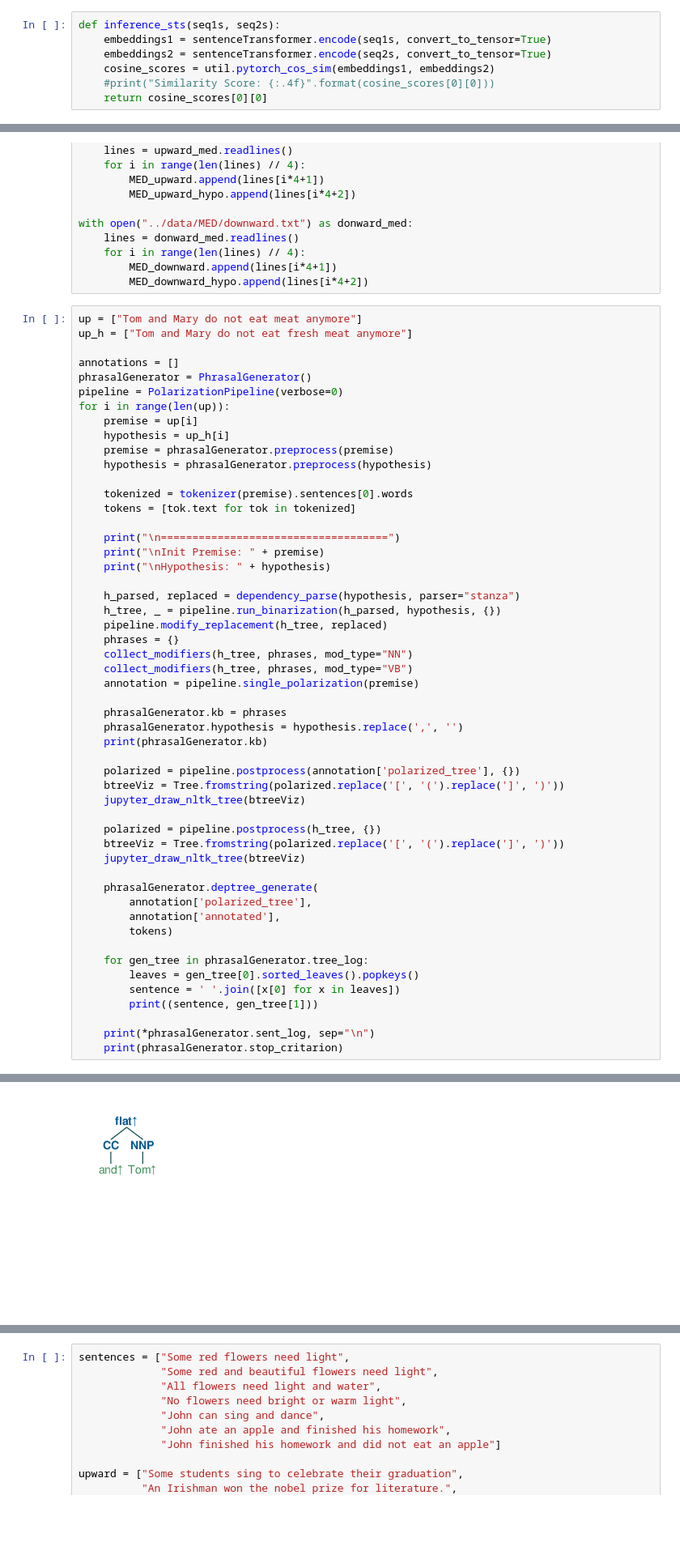
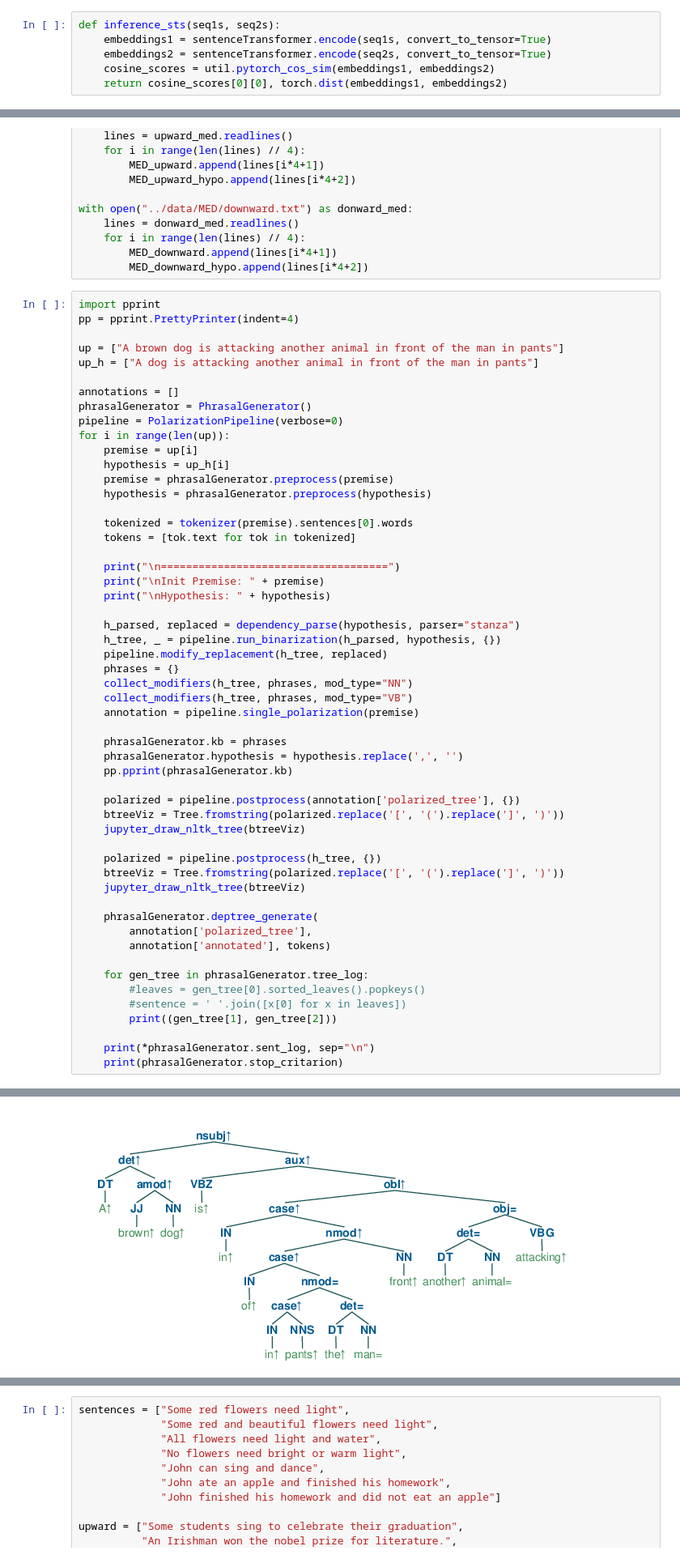
Before and after one commit to eric11eca/NeuralLog, a Jupyter notebook: src/phrasal_infer.ipynb, the cells around one changed output, grey strips where cells are left out. Shown at 81% size. Saved outputs shown, nothing was run; the diff lists cells and outputs as text; blank space fills up the shorter version.

```diff
--- a/src/phrasal_infer.ipynb
+++ b/src/phrasal_infer.ipynb
@@ -53,8 +53,7 @@ def inference_sts(seq1s, seq2s):
     embeddings1 = sentenceTransformer.encode(seq1s, convert_to_tensor=True)
     embeddings2 = sentenceTransformer.encode(seq2s, convert_to_tensor=True)
     cosine_scores = util.pytorch_cos_sim(embeddings1, embeddings2)
-    #print("Similarity Score: {:.4f}".format(cosine_scores[0][0]))
-    return cosine_scores[0][0]
+    return cosine_scores[0][0], torch.dist(embeddings1, embeddings2)
 # %%
 from pattern.en import pluralize, singularize
 from copy import copy
@@ -518,8 +508,11 @@ with open("../data/MED/downward.txt") as donward_med:
         MED_downward.append(lines[i*4+1])
         MED_downward_hypo.append(lines[i*4+2])
 # %%
-up = ["Tom and Mary do not eat meat anymore"]
-up_h = ["Tom and Mary do not eat fresh meat anymore"]
+import pprint
+pp = pprint.PrettyPrinter(indent=4)
+
+up = ["A brown dog is attacking another animal in front of the man in pants"]
+up_h = ["A dog is attacking another animal in front of the man in pants"]
 
 annotations = []
 phrasalGenerator = PhrasalGenerator()
@@ -547,7 +540,7 @@ for i in range(len(up)):
 
     phrasalGenerator.kb = phrases
     phrasalGenerator.hypothesis = hypothesis.replace(',', '')
-    print(phrasalGenerator.kb)
+    pp.pprint(phrasalGenerator.kb)
 
     polarized = pipeline.postprocess(annotation['polarized_tree'], {})
     btreeViz = Tree.fromstring(polarized.replace('[', '(').replace(']', ')'))
@@ -559,13 +552,12 @@ for i in range(len(up)):
 
     phrasalGenerator.deptree_generate(
         annotation['polarized_tree'],
-        annotation['annotated'],
-        tokens)
+        annotation['annotated'], tokens)
 
     for gen_tree in phrasalGenerator.tree_log:
-        leaves = gen_tree[0].sorted_leaves().popkeys()
-        sentence = ' '.join([x[0] for x in leaves])
-        print((sentence, gen_tree[1]))
+        #leaves = gen_tree[0].sorted_leaves().popkeys()
+        #sentence = ' '.join([x[0] for x in leaves])
+        print((gen_tree[1], gen_tree[2]))
 
     print(*phrasalGenerator.sent_log, sep="\n")
     print(phrasalGenerator.stop_critarion)
@@ -579 +583 @@ Hypothesis: Tom and Mary do not eat fresh meat anymore
-[figure, old version]
+[figure, new version]
```
Also changed, not shown: parts of 4 cells of this notebook, 5 other files.
